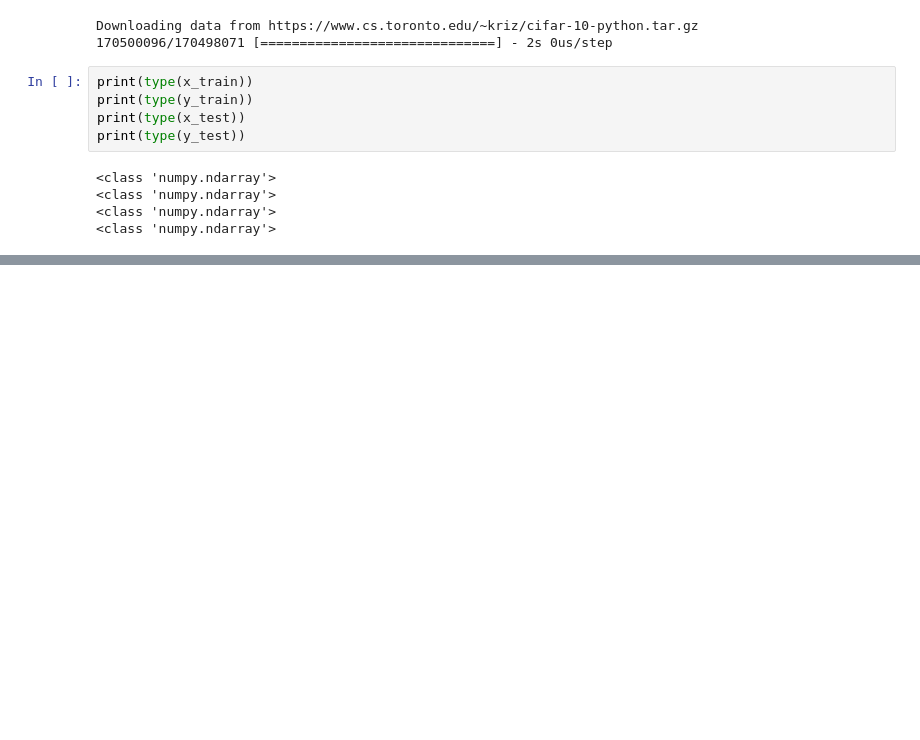
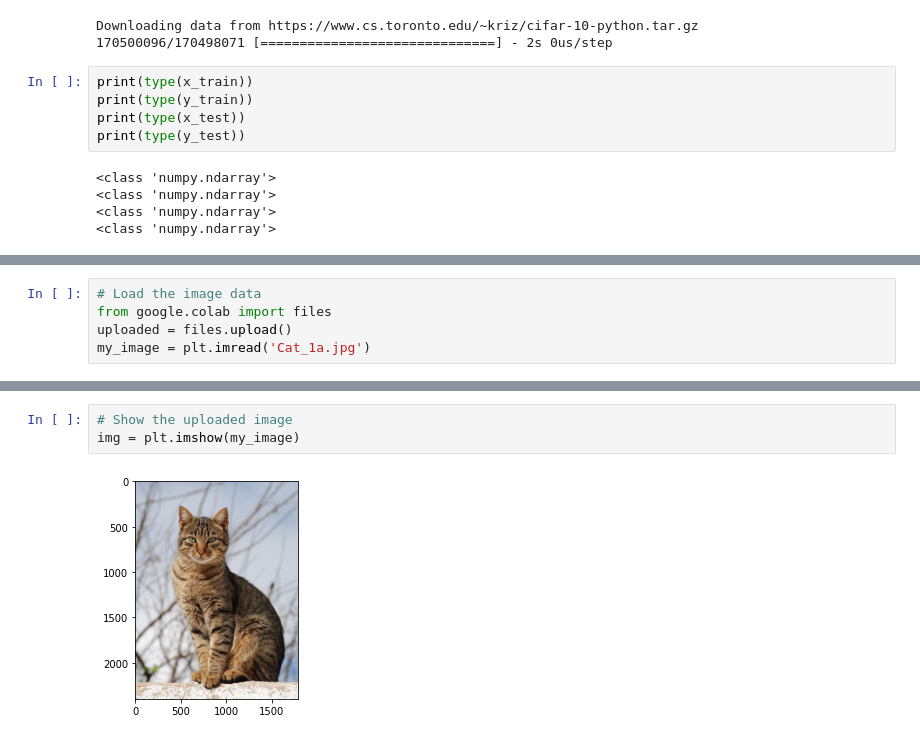
Before and after one commit to S-a-b-b-i-R/Image-Classifier-, a Jupyter notebook: ImageClassifier.ipynb, the cells around one changed output, grey strips where cells are left out. Saved outputs shown, nothing was run; the diff lists cells and outputs as text; blank space fills up the shorter version.

```diff
--- a/ImageClassifier.ipynb
+++ b/ImageClassifier.ipynb
@@ -19,0 +169,5 @@ print(type(y_test))
+# %%
+# Load the image data
+from google.colab import files
+uploaded = files.upload()
+my_image = plt.imread('Cat_1a.jpg')
@@ -19,0 +177,5 @@ print(type(y_test))
+# %%
+# Show the uploaded image
+img = plt.imshow(my_image)
+# %% [output]
+[figure, added]
```
Also changed, not shown: parts of 21 cells of this notebook.
